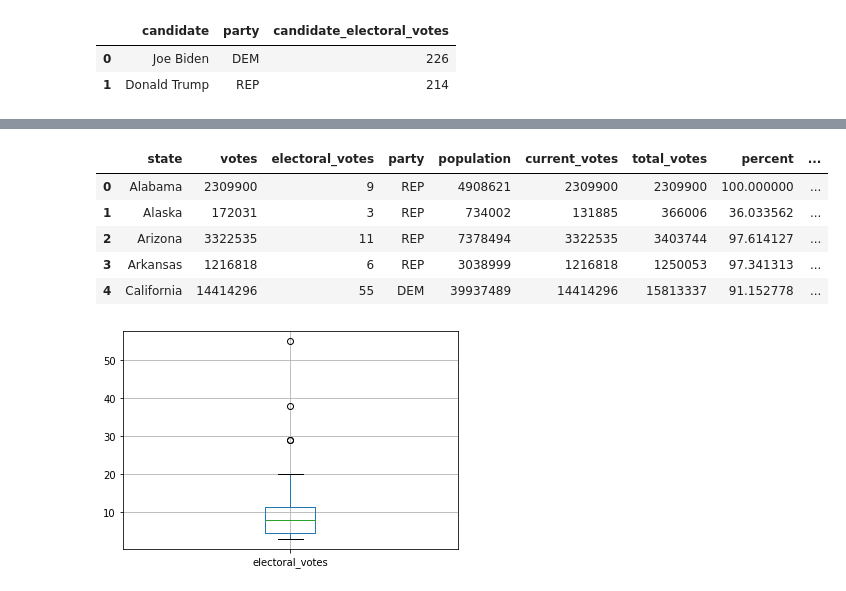
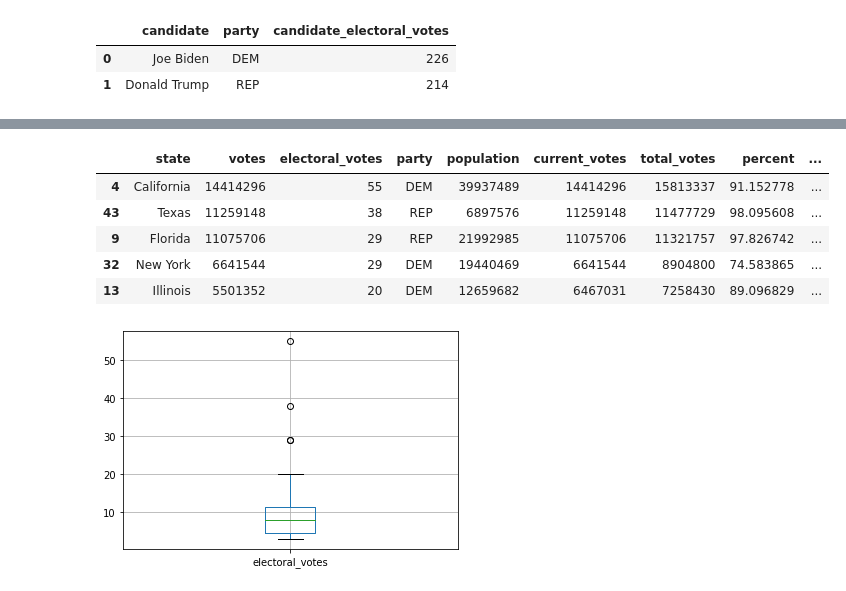
Before and after one commit to bmnds/uea-data-science-03-statistics, a Jupyter notebook: [Estatística04]_Trabalho_Final.ipynb, the cells around one changed output, grey strips where cells are left out. Drawn from its saved outputs; the diff is of its cells as text; code cells hidden in the pictures.

```diff
--- a/[Estatística04]_Trabalho_Final.ipynb
+++ b/[Estatística04]_Trabalho_Final.ipynb
@@ -407,15 +511,15 @@ import pandas as pd
 import numpy as np
 # %%
 data = pd.read_csv('us_elections/president_state_results.csv', index_col=0)
-data.head()
+data.sort_values('electoral_votes', ascending=False).head(5)
 # Votação de delegados => Quantitativa Discreta
 # %% [output]
 |  | state | votes | electoral_votes | party | population | current_votes | total_votes | percent | ... |
-| 0 | Alabama | 2309900 | 9 | REP | 4908621 | 2309900 | 2309900 | 100.000000 | ... |
-| 1 | Alaska | 172031 | 3 | REP | 734002 | 131885 | 366006 | 36.033562 | ... |
-| 2 | Arizona | 3322535 | 11 | REP | 7378494 | 3322535 | 3403744 | 97.614127 | ... |
-| 3 | Arkansas | 1216818 | 6 | REP | 3038999 | 1216818 | 1250053 | 97.341313 | ... |
 | 4 | California | 14414296 | 55 | DEM | 39937489 | 14414296 | 15813337 | 91.152778 | ... |
+| 43 | Texas | 11259148 | 38 | REP | 6897576 | 11259148 | 11477729 | 98.095608 | ... |
+| 9 | Florida | 11075706 | 29 | REP | 21992985 | 11075706 | 11321757 | 97.826742 | ... |
+| 32 | New York | 6641544 | 29 | DEM | 19440469 | 6641544 | 8904800 | 74.583865 | ... |
+| 13 | Illinois | 5501352 | 20 | DEM | 12659682 | 6467031 | 7258430 | 89.096829 | ... |
 # %%
 boxplot = data.boxplot(column=['electoral_votes'])
 # %% [output]
```
Also changed, not shown: parts of 40 cells of this notebook.
